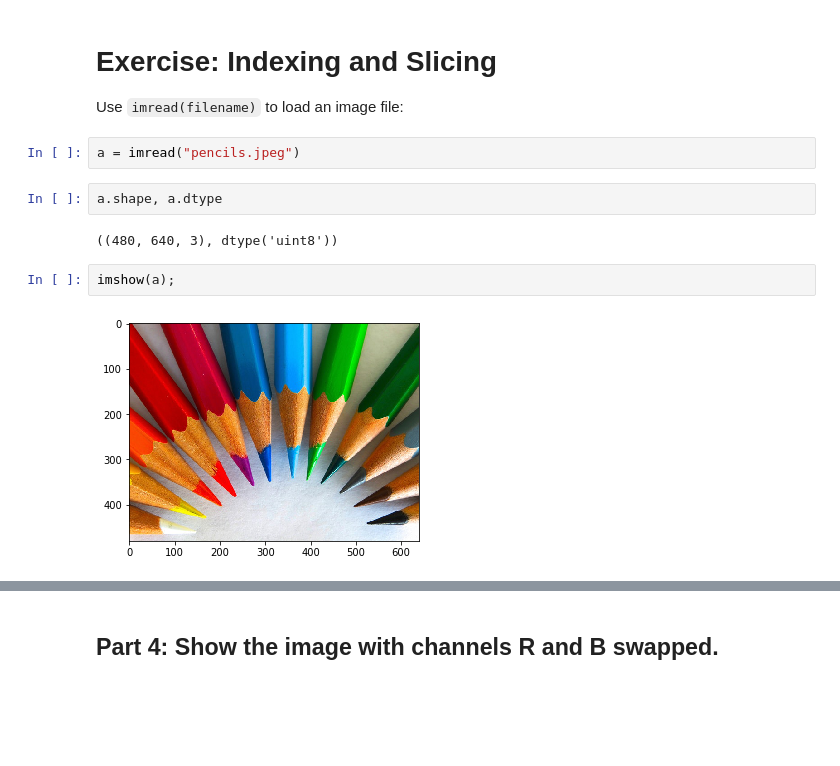
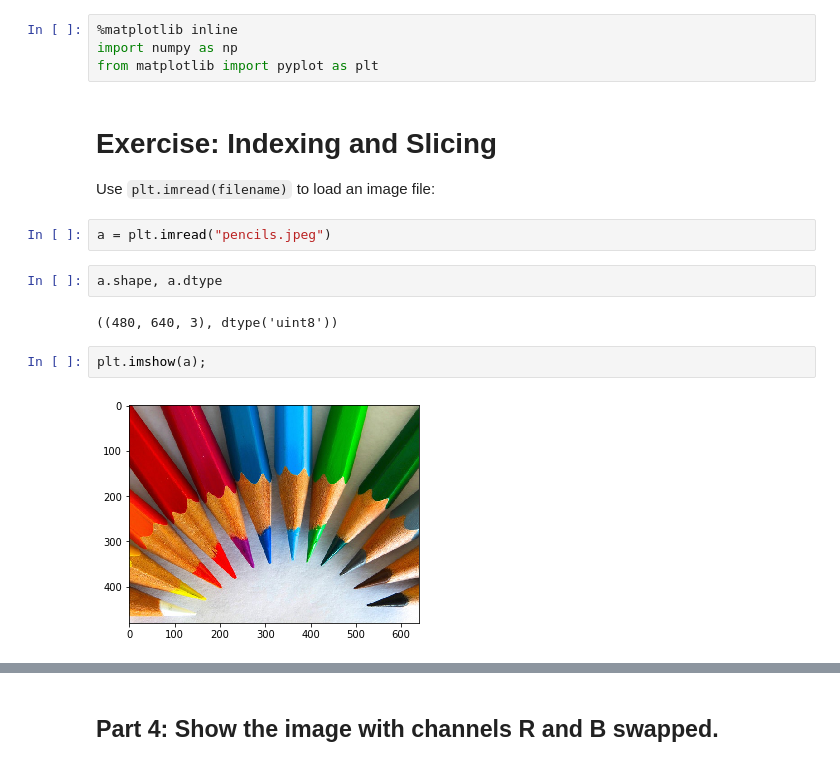
Before and after one commit to nonZero/learn-numpy, a Jupyter notebook: 006-indexing-exercise-solution.ipynb, the cells around one changed output, grey strips where cells are left out. Saved outputs shown, nothing was run; the diff lists cells and outputs as text; blank space fills up the shorter version.

```diff
--- a/006-indexing-exercise-solution.ipynb
+++ b/006-indexing-exercise-solution.ipynb
@@ -5,17 +1,21 @@ Populating the interactive namespace from numpy and matplotlib
+# %%
+%matplotlib inline
+import numpy as np
+from matplotlib import pyplot as plt
 # %% [markdown]
 # Exercise: Indexing and Slicing
 
-Use `imread(filename)` to load an image file:
+Use `plt.imread(filename)` to load an image file:
 # %%
-a = imread("pencils.jpeg")
+a = plt.imread("pencils.jpeg")
 # %%
 a.shape, a.dtype
 # %% [output]
 ((480, 640, 3), dtype('uint8'))
-# %%
-imshow(a);
-# %% [output]
-[figure, removed]
+# %%
+plt.imshow(a);
+# %% [output]
+[figure, added]
 # %% [markdown]
 ## Part 0: show only this part of the image
 ![partial image](pencils-part.png)
```
Also changed, not shown: parts of 14 cells of this notebook, 3 other files.
